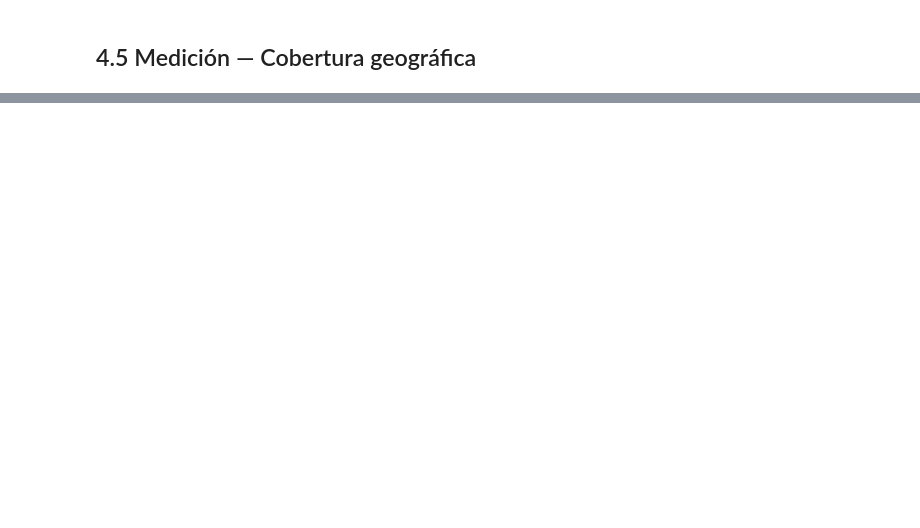
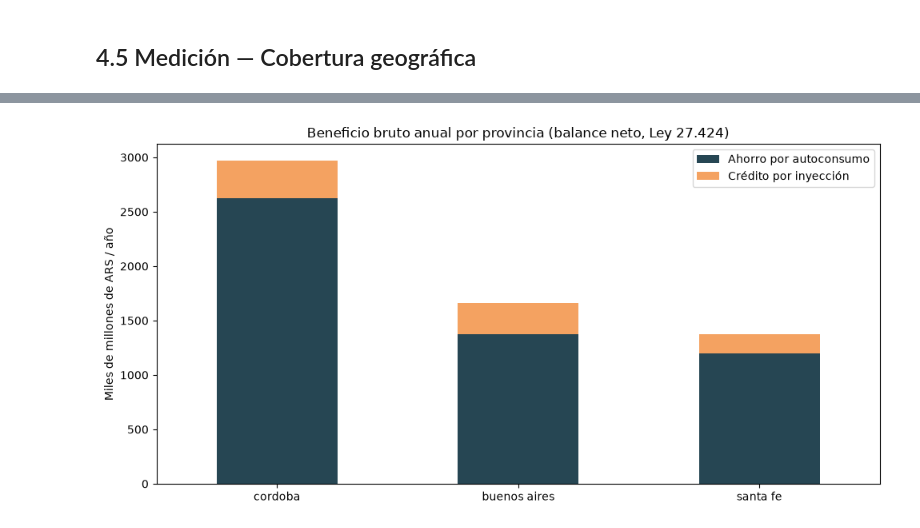
Before and after one commit to marcoeferro/SYNGAS-OPTIMIA-HV, a Jupyter notebook: notebooks/main.ipynb, the cells around one changed output, grey strips where cells are left out. Cells and saved outputs as stored; diff of their text form; code cells hidden in the pictures; blank space fills up the shorter version.

```diff
--- a/notebooks/main.ipynb
+++ b/notebooks/main.ipynb
@@ -816,0 +1191,24 @@ plt.show()
+# %%
+resumen = (
+    df_dinero[con_tarifa]
+    .groupby(["Provincia", "distribuidora", "tarifa_es_proxy"], as_index=False)
+    [["Residuo Recuperable (Tn)", "kwh_generados", "ahorro_autoconsumo_ars",
+      "credito_inyeccion_ars", "beneficio_total_ars", "equipos_pp30_equivalentes"]]
+    .sum()
+    .sort_values("beneficio_total_ars", ascending=False)
+)
+resumen["ARS/kWh medio"] = resumen["beneficio_total_ars"] / resumen["kwh_generados"]
+resumen["ARS/t residuo"] = resumen["beneficio_total_ars"] / resumen["Residuo Recuperable (Tn)"]
+
+vista = resumen.assign(
+    **{
+        "GWh/año": resumen["kwh_generados"] / 1e6,
+        "Ahorro (MM ARS/año)": resumen["ahorro_autoconsumo_ars"] / 1e6,
+        "Crédito inyección (MM ARS/año)": resumen["credito_inyeccion_ars"] / 1e6,
+        "Beneficio bruto (MM ARS/año)": resumen["beneficio_total_ars"] / 1e6,
+    }
+)[["Provincia", "distribuidora", "tarifa_es_proxy", "GWh/año", "Ahorro (MM ARS/año)",
+   "Crédito inyección (MM ARS/año)", "Beneficio bruto (MM ARS/año)", "ARS/kWh medio",
+   "ARS/t residuo", "equipos_pp30_equivalentes"]]
+print(f"Beneficio bruto total (provincias con tarifa): {resumen['beneficio_total_ars'].sum() / 1e9:,.1f} mil MM ARS/año")
+vista.round(1)
@@ -816,0 +1221,13 @@ plt.show()
+# %%
+fig, ax = plt.subplots(figsize=(10, 5))
+plot_df = resumen.set_index("Provincia")[["ahorro_autoconsumo_ars", "credito_inyeccion_ars"]] / 1e9
+plot_df.columns = ["Ahorro por autoconsumo", "Crédito por inyección"]
+plot_df.plot(kind="bar", stacked=True, ax=ax, color=["#264653", "#f4a261"])
+ax.set_ylabel("Miles de millones de ARS / año")
+ax.set_xlabel("")
+ax.set_title("Beneficio bruto anual por provincia (balance neto, Ley 27.424)")
+ax.tick_params(axis="x", rotation=0)
+plt.tight_layout()
+plt.show()
+# %% [output]
+[figure, added]
```
Also changed, not shown: parts of 54 cells of this notebook, 5 other files.
